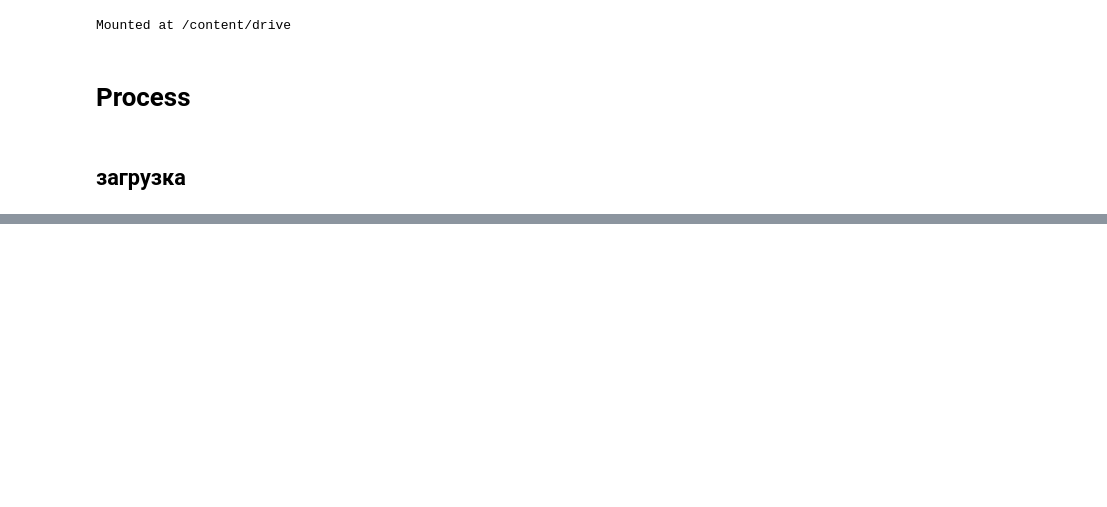
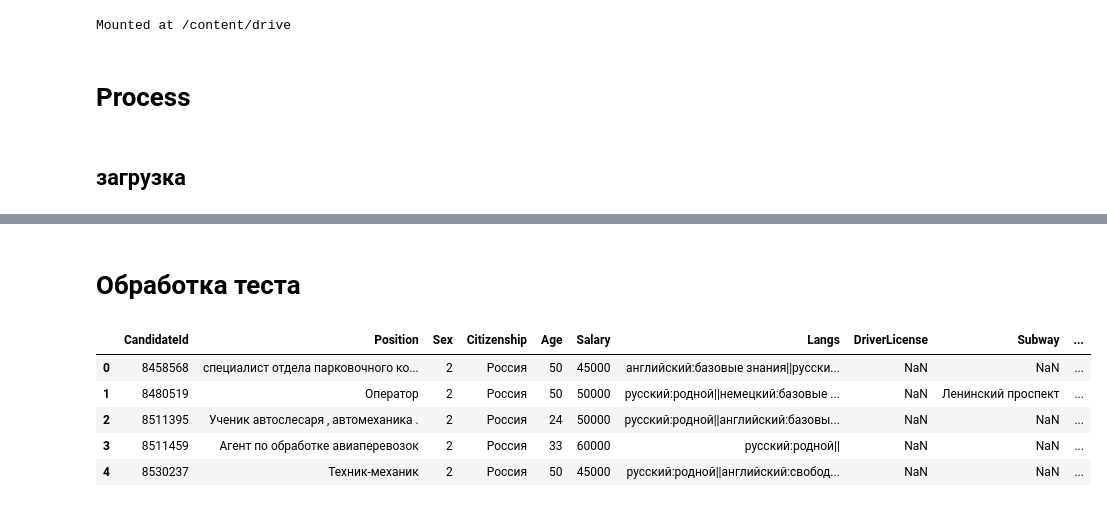
Before and after one commit to IlyaKuprik/skolkovo-hack, a Jupyter notebook: preprocessing_data.ipynb, the cells around one changed output, grey strips where cells are left out. Saved outputs shown, nothing was run; the diff lists cells and outputs as text; code cells hidden in the pictures; blank space fills up the shorter version.

```diff
--- a/preprocessing_data.ipynb
+++ b/preprocessing_data.ipynb
@@ -137,2 +222,4 @@ merged_descriptions_targets_ids
 # %%
 merged_descriptions_targets_ids.to_csv('preprocess_data.csv')
+# %% [markdown]
+# Обработка теста
@@ -138,0 +228,9 @@ merged_descriptions_targets_ids.to_csv('preprocess_data.csv')
+# %%
+test_candidates.head()
+# %% [output]
+|  | CandidateId | Position | Sex | Citizenship | Age | Salary | Langs | DriverLicense | Subway | ... |
+| 0 | 8458568 | специалист отдела парковочного ко... | 2 | Россия | 50 | 45000 | английский:базовые знания||русски... | NaN | NaN | ... |
+| 1 | 8480519 | Оператор | 2 | Россия | 50 | 50000 | русский:родной||немецкий:базовые ... | NaN | Ленинский проспект | ... |
+| 2 | 8511395 | Ученик автослесаря , автомеханика . | 2 | Россия | 24 | 50000 | русский:родной||английский:базовы... | NaN | NaN | ... |
+| 3 | 8511459 | Агент по обработке авиаперевозок | 2 | Россия | 33 | 60000 | русский:родной|| | NaN | NaN | ... |
+| 4 | 8530237 | Техник-механик | 2 | Россия | 50 | 45000 | русский:родной||английский:свобод... | NaN | NaN | ... |
```
Also changed, not shown: parts of 39 cells of this notebook.
